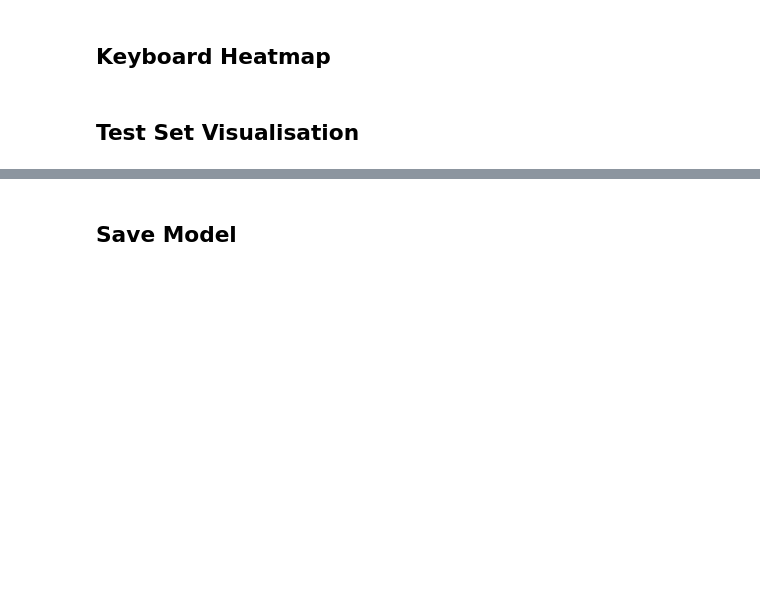
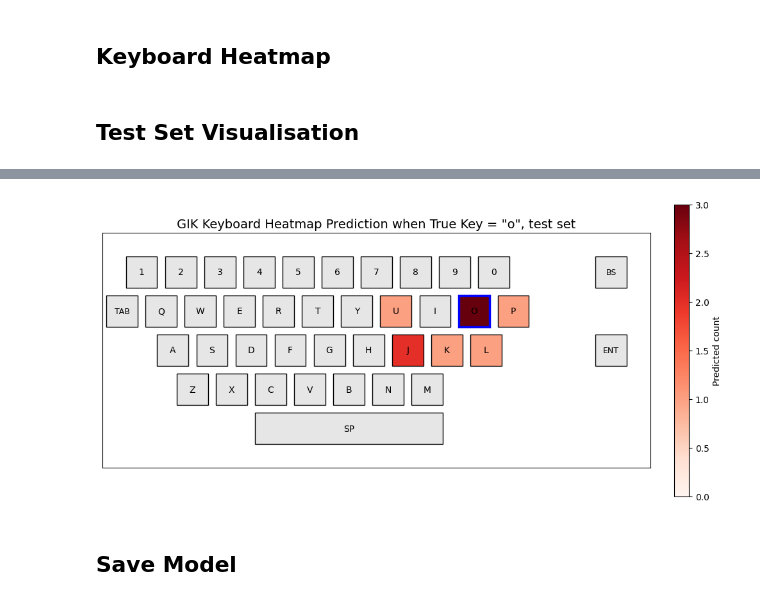
Before and after one commit to Perceptron-GIK/perceptron-gik, a Jupyter notebook: train_model.ipynb, the cells around one changed output, grey strips where cells are left out. Cells and saved outputs as stored; diff of their text form; code cells hidden in the pictures; blank space fills up the shorter version.

```diff
--- a/train_model.ipynb
+++ b/train_model.ipynb
@@ -578,15 +690,17 @@ neighbours_l, cm_l = plot_anchor_with_closest_neighbours(cm_orig, 'l', 'Test', k
 # %%
 cm_orig_val = compute_confusion_matrix_40x40(trainer.val_dataset, model, DEVICE)
 
 #plot_confusion_matrix_40x40(cm_orig, 'Test')
 
-plot_virtual_keyboard_heatmap(cm_orig_val, 'r', 'Validation')
+plot_virtual_keyboard_heatmap(cm_orig_val, 'o', 'test')
 
-neighbours_a_val, cm_a_val = plot_anchor_with_closest_neighbours(cm_orig_val, 'd', 'Validation', k_neighbours=12)
+# neighbours_a_val, cm_a_val = plot_anchor_with_closest_neighbours(cm_orig_val, 'd', 'Validation', k_neighbours=12)
 
-neighbours_g_val, cm_g_val = plot_anchor_with_closest_neighbours(cm_orig_val, 'g', 'Validation', k_neighbours=20)
+# neighbours_g_val, cm_g_val = plot_anchor_with_closest_neighbours(cm_orig_val, 'g', 'Validation', k_neighbours=20)
 
-neighbours_l_val, cm_l_val = plot_anchor_with_closest_neighbours(cm_orig_val, 'l', 'Validation', k_neighbours=13)
+# neighbours_l_val, cm_l_val = plot_anchor_with_closest_neighbours(cm_orig_val, 'l', 'Validation', k_neighbours=13)
+# %% [output]
+[figure, added]
 # %% [markdown]
 ## Save Model
 # %%
```
Also changed, not shown: parts of 14 cells of this notebook.
